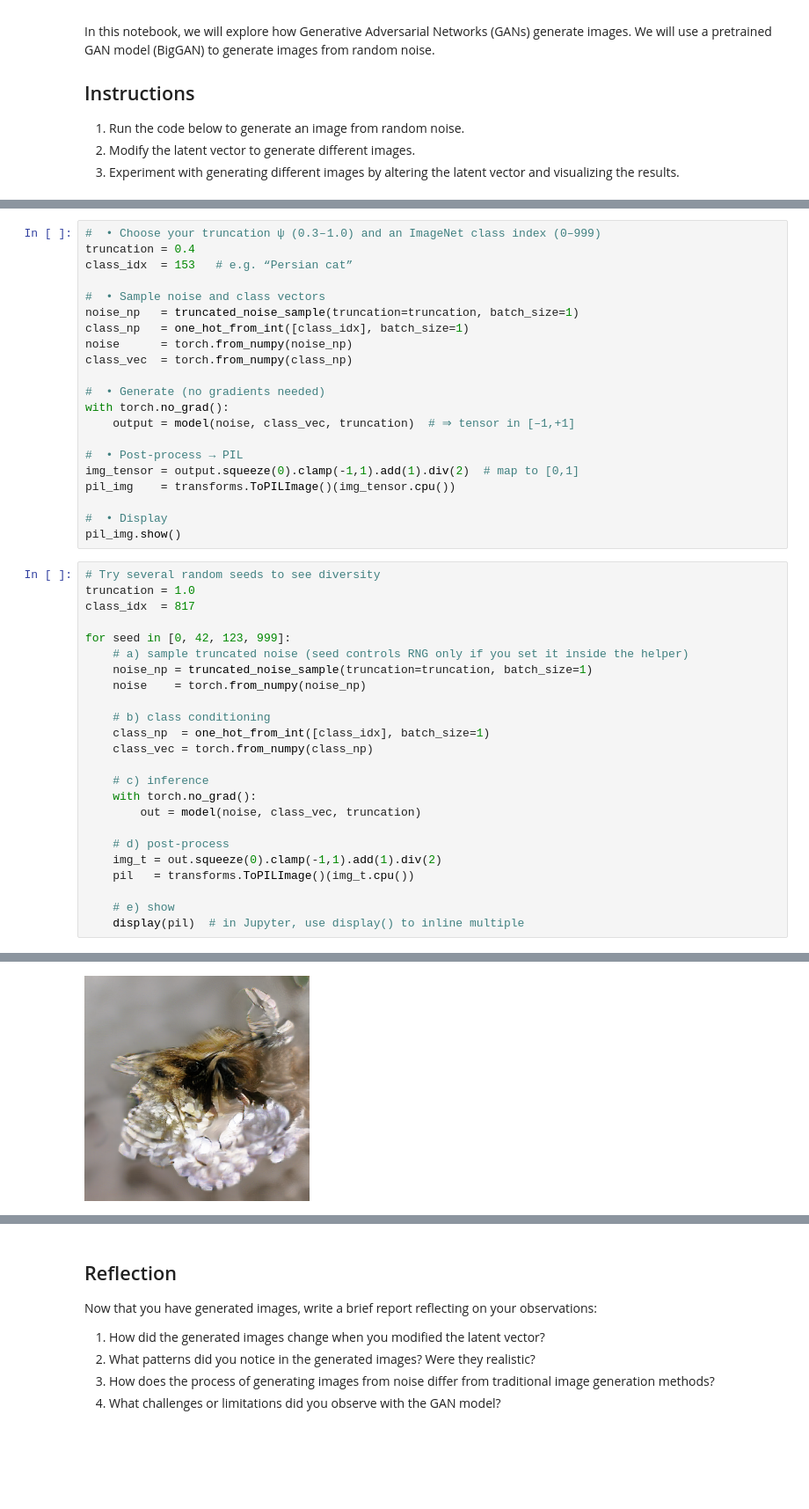
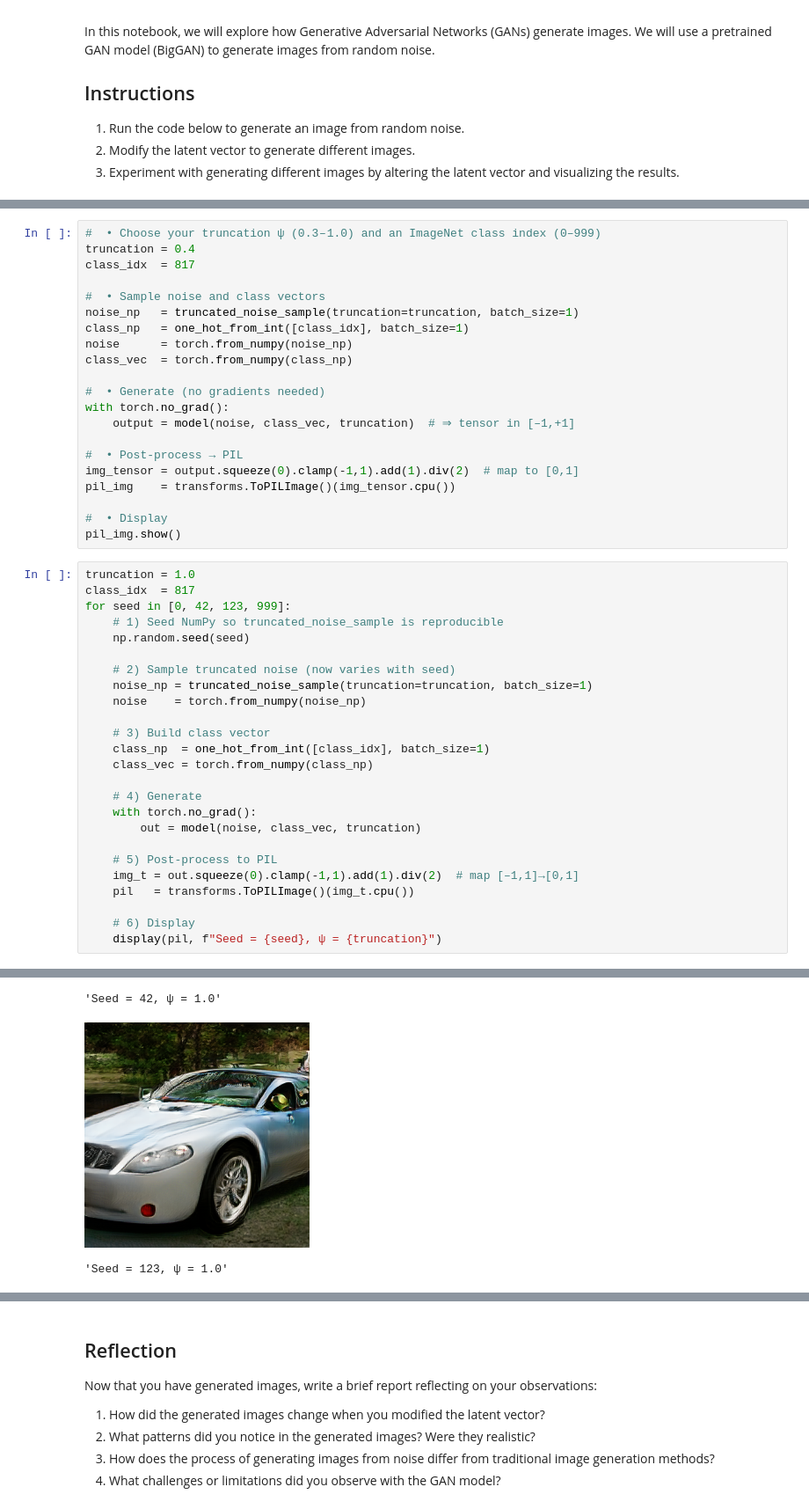
Before and after one commit to nikhilssingh/Cognizant_Externship, a Jupyter notebook: Assignment7/gan_template.ipynb, the cells around one changed output, grey strips where cells are left out. Shown at 88% size. Saved outputs shown, nothing was run; the diff lists cells and outputs as text; blank space fills up the shorter version.

```diff
--- a/Assignment7/gan_template.ipynb
+++ b/Assignment7/gan_template.ipynb
@@ -37,7 +37,7 @@ BigGAN(
 # %%
 #  • Choose your truncation ψ (0.3 – 1.0) and an ImageNet class index (0–999)
 truncation = 0.4
-class_idx  = 153   # e.g. “Persian cat”
+class_idx  = 817
 
 #  • Sample noise and class vectors
 noise_np   = truncated_noise_sample(truncation=truncation, batch_size=1)
@@ -56,27 +56,28 @@ pil_img    = transforms.ToPILImage()(img_tensor.cpu())
 #  • Display
 pil_img.show()
 # %%
-# Try several random seeds to see diversity
 truncation = 1.0
 class_idx  = 817
+for seed in [0, 42, 123, 999]:
+    # 1) Seed NumPy so truncated_noise_sample is reproducible
+    np.random.seed(seed)
 
-for seed in [0, 42, 123, 999]:
-    # a) sample truncated noise (seed controls RNG only if you set it inside the helper)
+    # 2) Sample truncated noise (now varies with seed)
     noise_np = truncated_noise_sample(truncation=truncation, batch_size=1)
     noise    = torch.from_numpy(noise_np)
 
-    # b) class conditioning
+    # 3) Build class vector
     class_np  = one_hot_from_int([class_idx], batch_size=1)
     class_vec = torch.from_numpy(class_np)
 
-    # c) inference
+    # 4) Generate
     with torch.no_grad():
         out = model(noise, class_vec, truncation)
 
-    # d) post-process
-    img_t = out.squeeze(0).clamp(-1,1).add(1).div(2)
+    # 5) Post-process to PIL
+    img_t = out.squeeze(0).clamp(-1,1).add(1).div(2)  # map [–1,1]→[0,1]
     pil   = transforms.ToPILImage()(img_t.cpu())
 
-    # e) show
-    display(pil)  # in Jupyter, use display() to inline multiple
+    # 6) Display
+    display(pil, f"Seed = {seed}, ψ = {truncation}")
 # %% [output]
@@ -85 +87,3 @@ for seed in [0, 42, 123, 999]:
+'Seed = 42, ψ = 1.0'
-[figure, old version]
+[figure, new version]
+'Seed = 123, ψ = 1.0'
```
Also changed, not shown: parts of 2 cells of this notebook.
